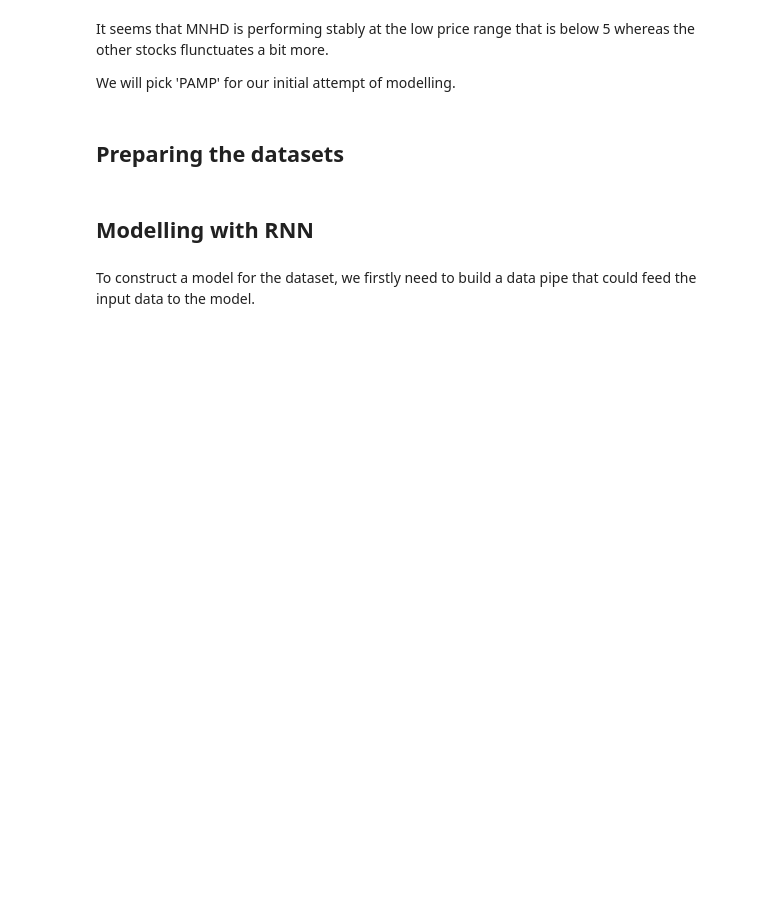
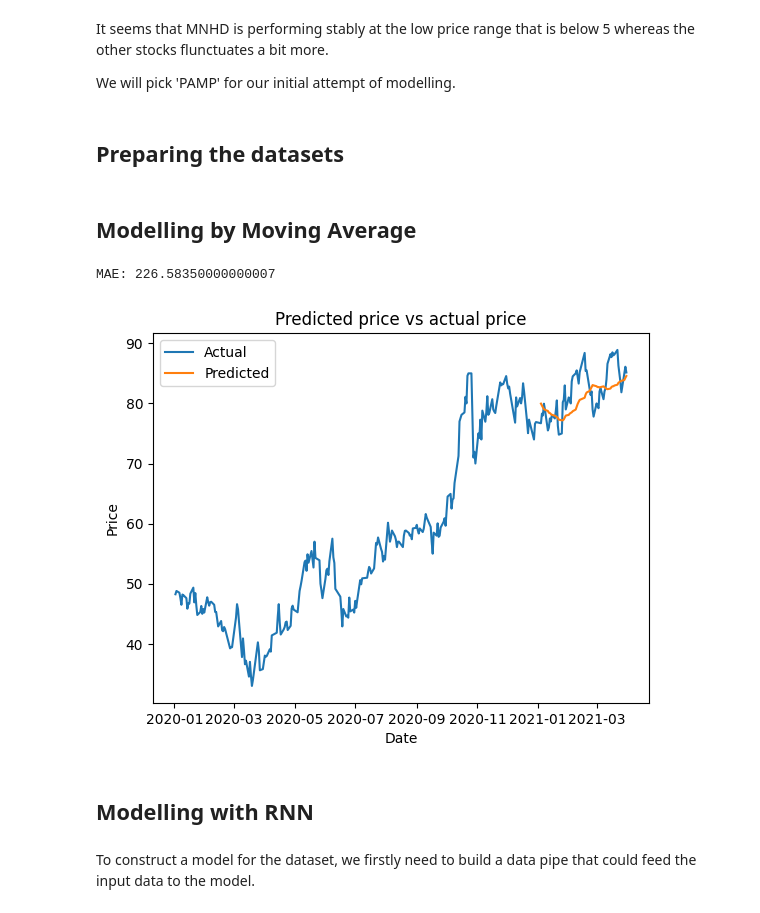
Before and after one commit to XO-Appleton/MRIfIFd7jKq1ziBF, a Jupyter notebook: ValueInvestor.ipynb, the cells around one changed output. Cells and saved outputs as stored; diff of their text form; code cells hidden in the pictures; blank space fills up the shorter version.

Commit message:
Added moving average and LSTM model

```diff
--- a/ValueInvestor.ipynb
+++ b/ValueInvestor.ipynb
@@ -225,3 +225,11 @@ test = tf.convert_to_tensor(test_set)
 # %%
 train = windowed_dataset(train)
 test = windowed_dataset(test)
+# %% [markdown]
+## Modelling by Moving Average
+# %%
+y_pred = []
+
+for idx in range(len(time_test)):
+  pred = np.average(df['Price'].values[idx_2021-20+idx:idx_2021+idx])
+  y_pred.append(pred)
@@ -228,3 +240,18 @@ test = windowed_dataset(test)
+# %%
+print(f'MAE: {MAE(y_true, y_pred)}')
+# %% [output]
+MAE: 226.58350000000007
+# %%
+plt.figure()
+plt.plot(df['Date'], df['Price'], label='Actual')
+plt.plot(time_test, y_pred, label='Predicted')
+plt.xlabel('Date')
+plt.ylabel('Price')
+plt.title('Predicted price vs actual price')
+plt.legend()
+plt.show()
+# %% [output]
+[figure, added]
 # %% [markdown]
 ## Modelling with RNN
 # %% [markdown]
```
Also changed, not shown: parts of 3 cells of this notebook.
